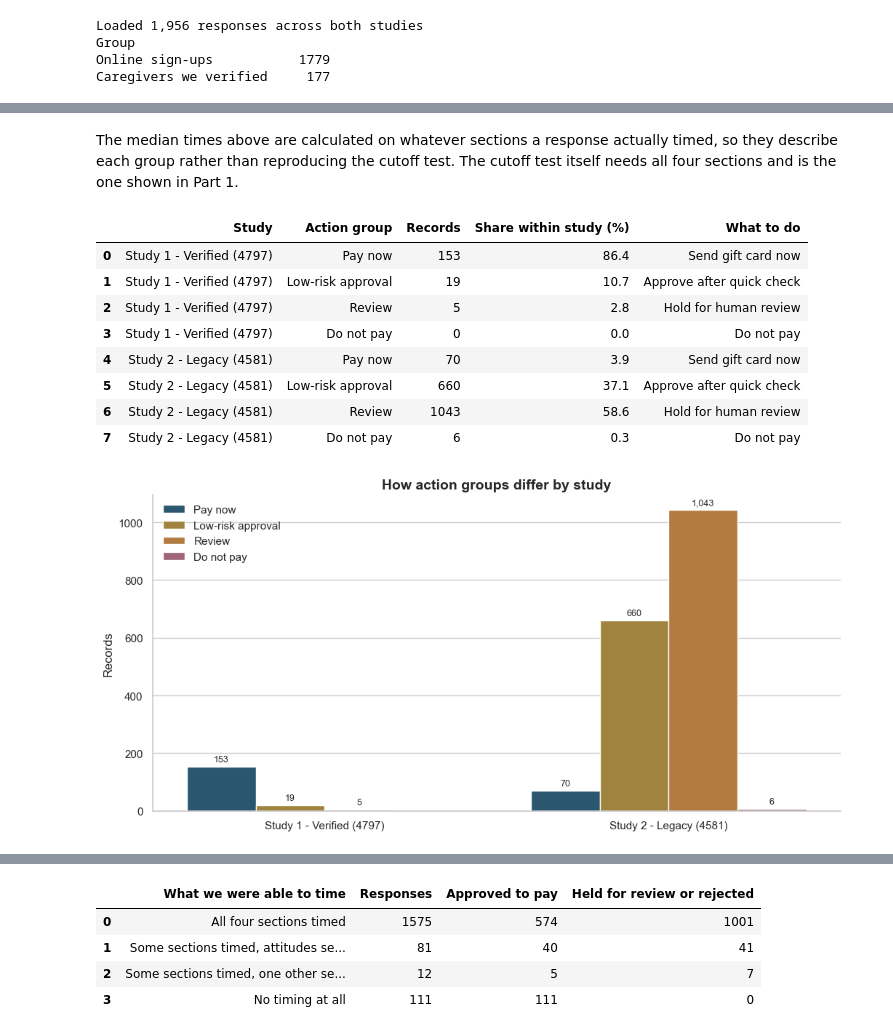
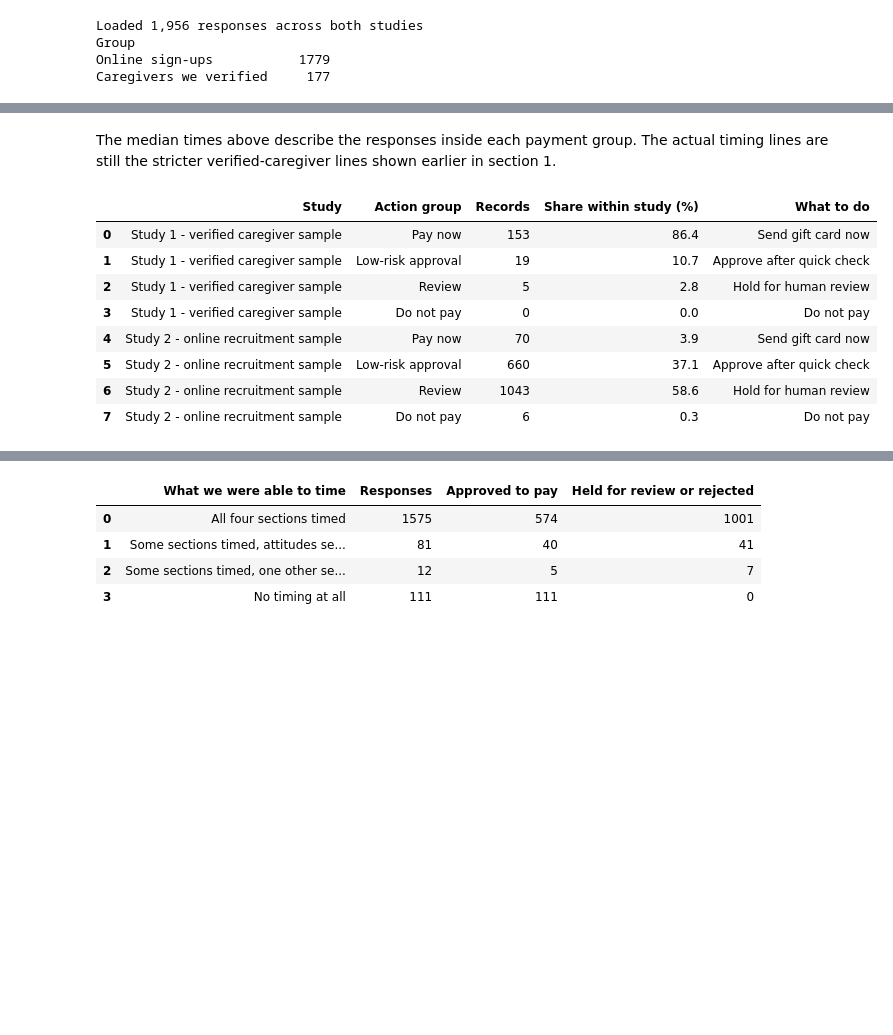
Before and after one commit to namo507/esd-redcap-metadata-watcher, a Jupyter notebook: projects/caregiver-cluster-analysis/bot_analysis_stakeholder.ipynb, the cells around one changed output, grey strips where cells are left out. Drawn from its saved outputs; the diff is of its cells as text; code cells hidden in the pictures; blank space fills up the shorter version.

```diff
--- a/projects/caregiver-cluster-analysis/bot_analysis_stakeholder.ipynb
+++ b/projects/caregiver-cluster-analysis/bot_analysis_stakeholder.ipynb
@@ -10,5 +10,6 @@ This notebook answers four questions in plain language, in order:
 # %%
 from pathlib import Path
+import importlib
 
 import matplotlib.pyplot as plt
 import pandas as pd
@@ -16,6 +17,8 @@ import seaborn as sns
 from IPython.display import display
 
 import bot_analysis as ba
+
+ba = importlib.reload(ba)
 
 %matplotlib inline
 sns.set_theme(style="whitegrid")
@@ -25,19 +28,18 @@ project_dir = Path.cwd()
 output_dir = project_dir / "Caregiver Outputs"
 cache_dir = project_dir / "data_cache"
 
-# The published stakeholder views (action groups, timing summaries, workbook tables).
-views = ba.build_stakeholder_views(output_dir, cache_dir)
-stakeholder_records = views["stakeholder_records"]
-workbook_action_summary = ba.build_workbook_action_summary(stakeholder_records)
-workbook_key_metrics = ba.build_workbook_key_metrics(stakeholder_records)
-workbook_timing_summary = ba.build_workbook_timing_summary(stakeholder_records)
+# Reader-facing tables and charts built from the saved study outputs.
+views = ba.build_notebook_views(output_dir, cache_dir)
+report_records = views["report_records"]
+action_summary = ba.build_workbook_action_summary(report_records)
+timing_summary = ba.build_workbook_timing_summary(report_records)
 study_action_summary = views["study_action_summary"]
-flag_strength_summary = views["flag_strength_summary"]
+queue_severity_summary = views["flag_strength_summary"]
 
-# One record-level frame behind the screening-evidence sections below.
+# One record-level frame behind the timing and decision views below.
 screen_inputs = ba.build_screen_inputs(output_dir, cache_dir)
 
-print(f"Loaded {len(stakeholder_records):,} responses across both studies")
+print(f"Loaded {len(report_records):,} responses across both studies")
 print(screen_inputs["Group"].value_counts().to_string())
 # %% [output]
 Loaded 1,956 responses across both studies
@@ -283,19 +256,15 @@ display(workbook_timing_summary)
 # %% [markdown]
-The median times above are calculated on whatever sections a response actually timed, so they describe
-each group rather than reproducing the cutoff test. The cutoff test itself needs all four sections and
-is the one shown in Part 1.
+The median times above describe the responses inside each payment group. The actual timing lines are still the stricter verified-caregiver lines shown earlier in section 1.
 # %%
 display(study_action_summary)
-ba.plot_workbook_study_action_comparison(stakeholder_records);
 # %% [output]
 |  | Study | Action group | Records | Share within study (%) | What to do |
-| 0 | Study 1 - Verified (4797) | Pay now | 153 | 86.4 | Send gift card now |
-| 1 | Study 1 - Verified (4797) | Low-risk approval | 19 | 10.7 | Approve after quick check |
-| 2 | Study 1 - Verified (4797) | Review | 5 | 2.8 | Hold for human review |
-| 3 | Study 1 - Verified (4797) | Do not pay | 0 | 0.0 | Do not pay |
-| 4 | Study 2 - Legacy (4581) | Pay now | 70 | 3.9 | Send gift card now |
-| 5 | Study 2 - Legacy (4581) | Low-risk approval | 660 | 37.1 | Approve after quick check |
-| 6 | Study 2 - Legacy (4581) | Review | 1043 | 58.6 | Hold for human review |
-| 7 | Study 2 - Legacy (4581) | Do not pay | 6 | 0.3 | Do not pay |
+| 0 | Study 1 - verified caregiver sample | Pay now | 153 | 86.4 | Send gift card now |
+| 1 | Study 1 - verified caregiver sample | Low-risk approval | 19 | 10.7 | Approve after quick check |
+| 2 | Study 1 - verified caregiver sample | Review | 5 | 2.8 | Hold for human review |
+| 3 | Study 1 - verified caregiver sample | Do not pay | 0 | 0.0 | Do not pay |
+| 4 | Study 2 - online recruitment sample | Pay now | 70 | 3.9 | Send gift card now |
+| 5 | Study 2 - online recruitment sample | Low-risk approval | 660 | 37.1 | Approve after quick check |
+| 6 | Study 2 - online recruitment sample | Review | 1043 | 58.6 | Hold for human review |
+| 7 | Study 2 - online recruitment sample | Do not pay | 6 | 0.3 | Do not pay |
-[figure, removed]
 # %% [markdown]
```
Also changed, not shown: parts of 36 cells of this notebook, 2 other files.
